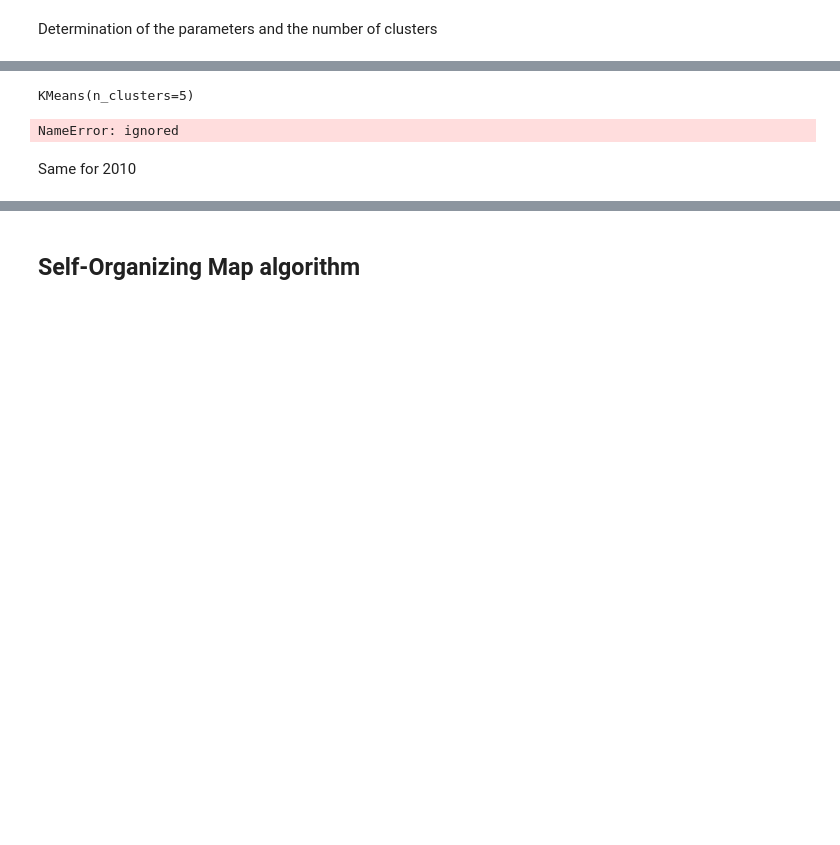
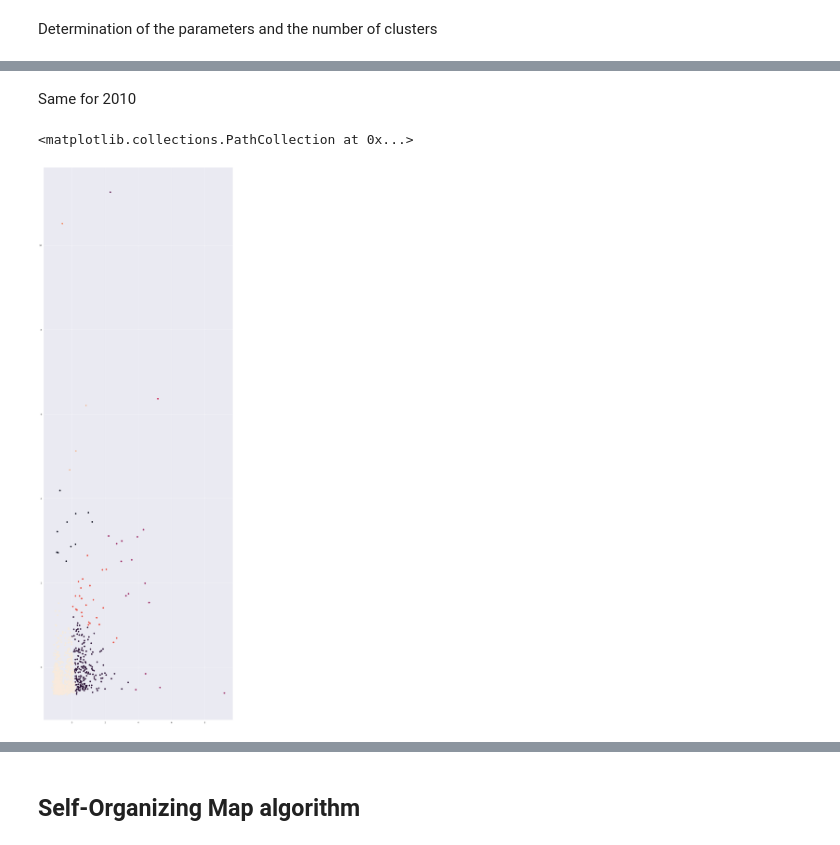
Before and after one commit to axellebersier/Urban_data_mining, a Jupyter notebook: Data_description_2020.ipynb, the cells around one changed output, grey strips where cells are left out. Saved outputs shown, nothing was run; the diff lists cells and outputs as text; code cells hidden in the pictures; blank space fills up the shorter version.

Commit message:
update_kmeans

```diff
--- a/Data_description_2020.ipynb
+++ b/Data_description_2020.ipynb
@@ -320,13 +260,3 @@ df_2020
 2075 rows × 27 columns
-# %%
-kmeans = KMeans(n_clusters=5)
-kmeans.fit(stdf1)
-print(kmeans)
-
-y_kmean = kmeans.predict(stdf1)
-df['cluster']= y_kmean
-# %% [output]
-KMeans(n_clusters=5)
-NameError: ignored
 # %% [markdown]
 Same for 2010
@@ -332,0 +297,48 @@ Same for 2010
+# %%
+cols = ['x', 'y', 'weight']
+data = stdf_2020
+
+xcoor0 = data[:, 0].tolist()  # extract the first column as x coordinates
+ycoor0 = data[:, 1].tolist()  # extract the second column as y coordinates
+
+xcoor = data[:, 0].tolist()  # extract the first column as x coordinates
+ycoor = data[:, 1].tolist()  # extract the second column as y coordinates
+weights = weights_pop  # extract the third column as weights
+# %%
+# Adjust x and y coors for weights
+# Weights are interpreted like frequency
+for i, wt in enumerate(weights):
+    for _ in range(1, int(wt)):
+        xcoor.append(xcoor[i])
+        ycoor.append(ycoor[i])
+
+data = {'x': xcoor, 'y': ycoor}
+df = pd.DataFrame(data, columns=['x', 'y'])
+
+if not os.path.exists('results'):
+    os.mkdir('results')
+# %%
+# Iterate through different num_clusters
+for num_clusters in range(MIN_CLUSTERS, MAX_CLUSTERS + 1):
+	kmeans = KMeans(n_clusters=num_clusters).fit(df)
+	centroids = kmeans.cluster_centers_
+
+	# Write centroid info
+	with open(f'results/N={num_clusters}-centroids.csv', 'w') as fout:
+		fout.write('CENTROID COORDINATES:\n')
+		fout.write('centroid_num, x, y\n')
+		for i, c in enumerate(centroids):
+			fout.write(f'{i}, {round(c[0], 3)}, {round(c[1], 3)}\n')
+
+	# Write client info
+	#with open(f'results/N={num_clusters}-results.csv', 'w') as fout:
+	#	fout.write('CLIENT COORDINATES AND CENTROID NUMBER\n')
+	#	fout.write('x, y, centroid_no\n')
+	#	for x, y, n in zip(xcoor0, ycoor0, kmeans.labels_[0:len(xcoor0)-1]):
+	#		fout.write(f'{round(x, 3)}, {round(y, 3)}, {n}\n')
+# %%
+	# Save clusters plot
+	plt.scatter(df['x'], df['y'], c=kmeans.labels_.astype(float), s=50, alpha=0.5)
+# %% [output]
+<matplotlib.collections.PathCollection at 0x...>
+[figure, added]
```
Also changed, not shown: parts of 19 cells of this notebook.
